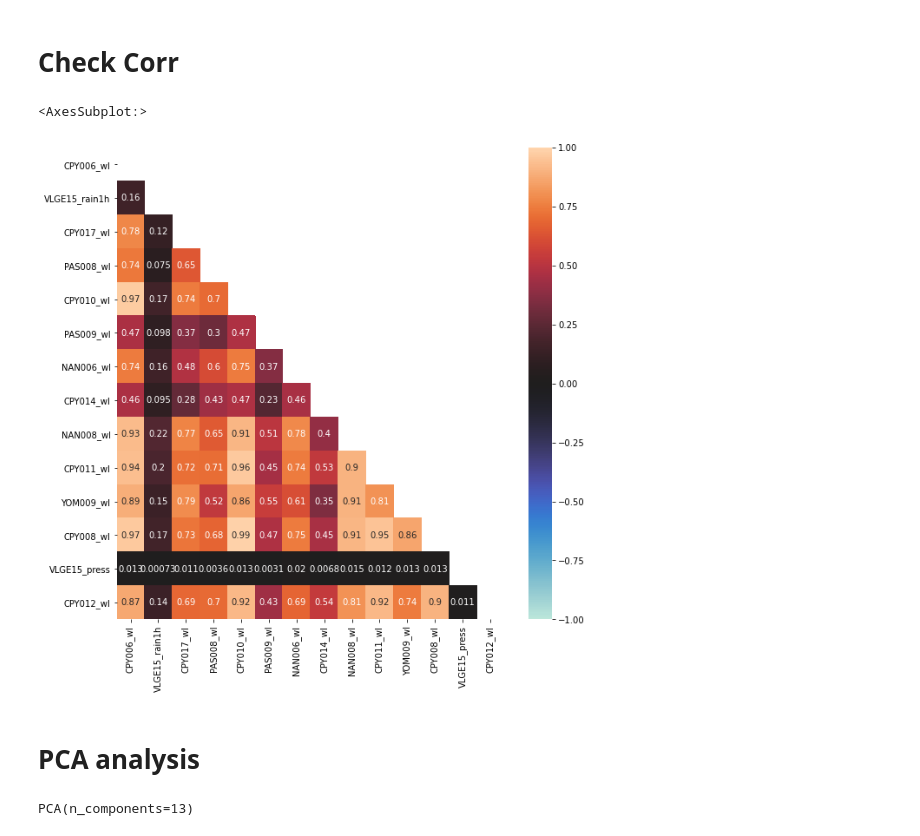
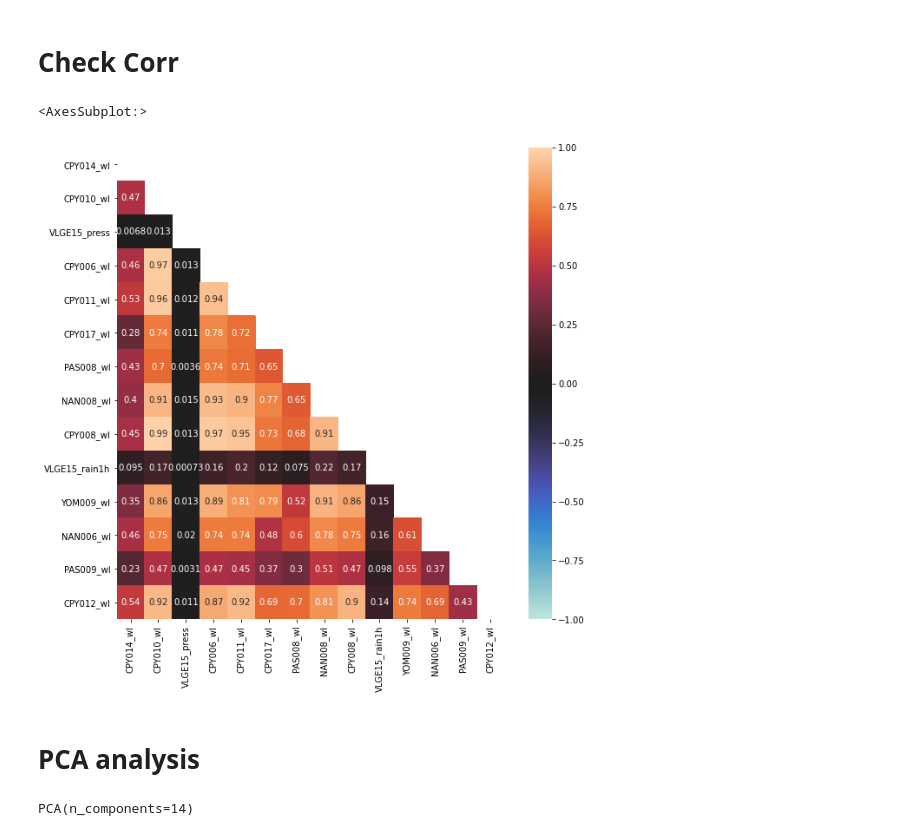
Before and after one commit to SB91ko/ChaoprayaRiver_WaterLV_prediction, a Jupyter notebook: Useful_PCA.ipynb, the cells around one changed output. Drawn from its saved outputs; the diff is of its cells as text; code cells hidden in the pictures.

```diff
--- a/Useful_PCA.ipynb
+++ b/Useful_PCA.ipynb
@@ -33,23 +33,24 @@ data[target].plot()
 <AxesSubplot:xlabel='date'>
 [figure]
 # %%
-data = call_mar(data,target,mode,cutoff=0.2)
+data_mar = call_mar(data,target,mode,cutoff=0.2)
 # %% [markdown]
 # Check Corr
 # %%
 plt.subplots(figsize=(10,10))
-mask = np.triu(data.corr())
-sns.heatmap(data.corr(), annot = True, vmin=-1, vmax=1, center= 0,mask=mask)
+mask = np.triu(data_mar.corr())
+sns.heatmap(data_mar.corr(), annot = True, vmin=-1, vmax=1, center= 0,mask=mask)
 # %% [output]
 <AxesSubplot:>
-[figure, old version]
+[figure, new version]
 # %% [markdown]
 # PCA analysis
 # %%
-x = data.drop([target],axis=1)
-x = scale(x)
+# x = data_mar.drop([target],axis=1)
+x = scale(data_mar)
+
 covar_matrix = PCA(n_components = x.shape[1])
 covar_matrix.fit(x.T)
 # %% [output]
-PCA(n_components=13)
+PCA(n_components=14)
 # %%
```
Also changed, not shown: parts of 11 cells of this notebook, 6 other files.
